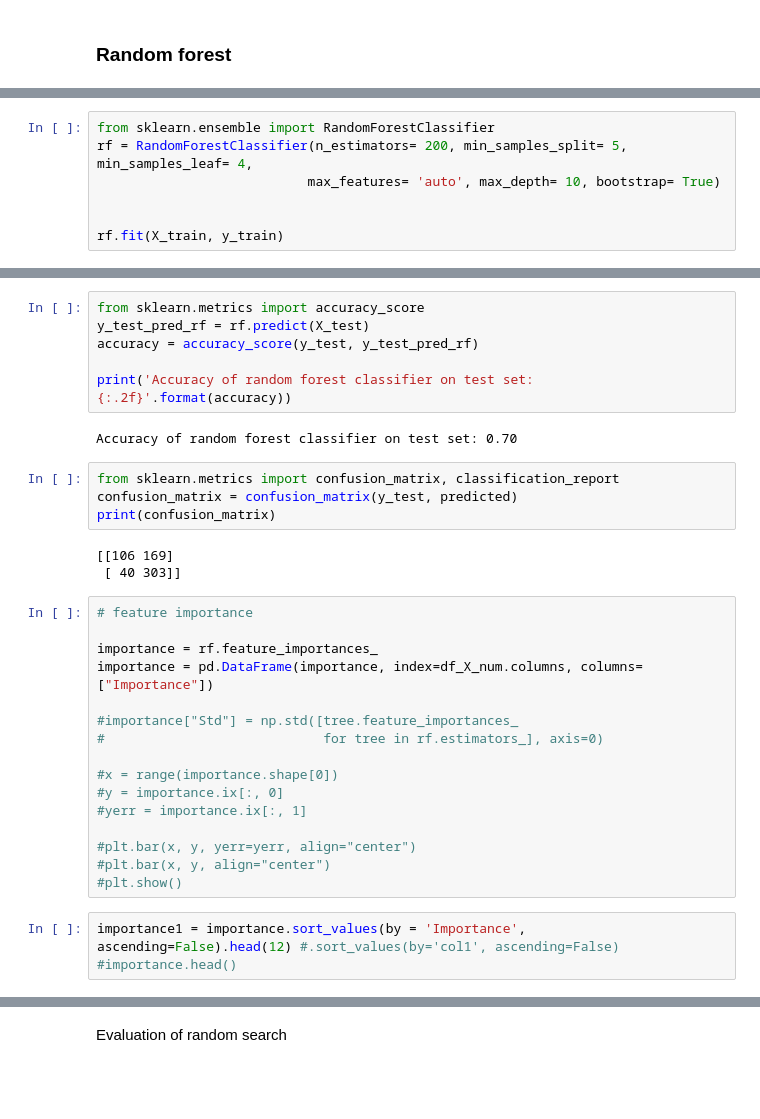
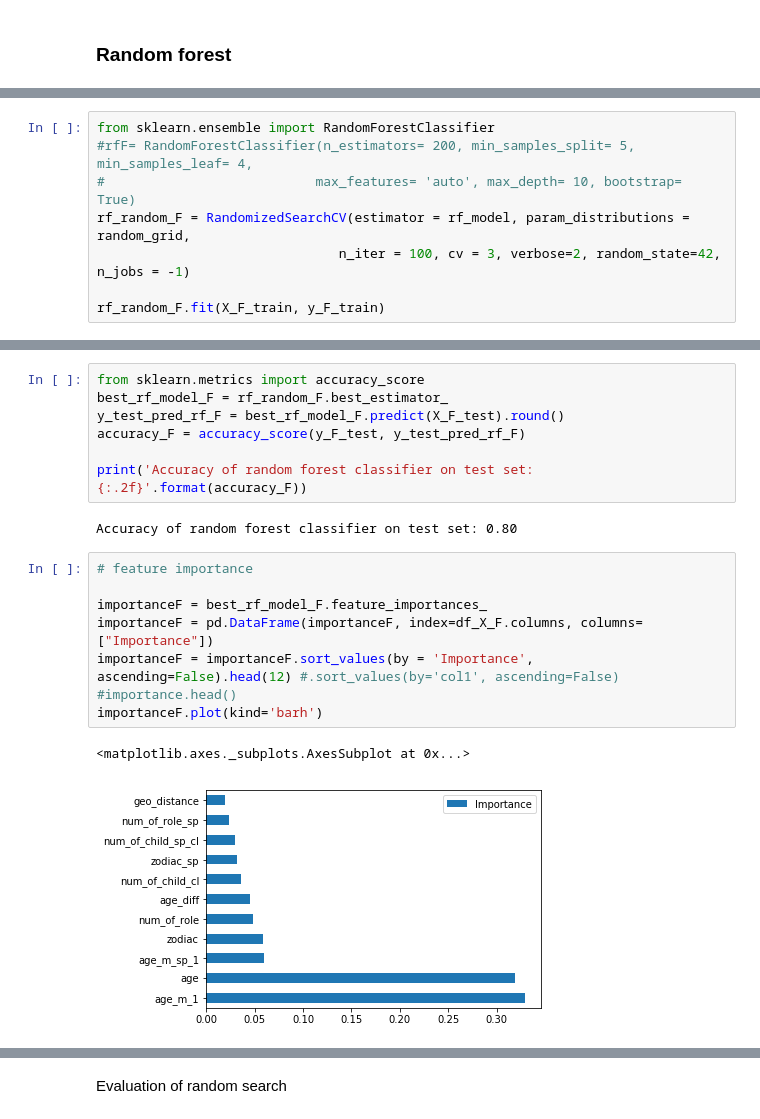
Before and after one commit to cyuancheng/BlogPost_Celebrity_Divorce, a Jupyter notebook: 05_ML.ipynb, the cells around one changed output, grey strips where cells are left out. Cells and saved outputs as stored; diff of their text form; blank space fills up the shorter version.

```diff
--- a/05_ML.ipynb
+++ b/05_ML.ipynb
@@ -242,8 +390,9 @@ Best Model: RandomForestRegressor(bootstrap=True, criterion='mse', max_depth=10,
 # %%
 from sklearn.ensemble import RandomForestClassifier
-rf = RandomForestClassifier(n_estimators= 200, min_samples_split= 5, min_samples_leaf= 4,
-                           max_features= 'auto', max_depth= 10, bootstrap= True)
+#rfF= RandomForestClassifier(n_estimators= 200, min_samples_split= 5, min_samples_leaf= 4,
+#                           max_features= 'auto', max_depth= 10, bootstrap= True)
+rf_random_F = RandomizedSearchCV(estimator = rf_model, param_distributions = random_grid,
+                               n_iter = 100, cv = 3, verbose=2, random_state=42, n_jobs = -1)
 
-
-rf.fit(X_train, y_train)
+rf_random_F.fit(X_F_train, y_F_train)
 # %% [output]
@@ -257,34 +415,20 @@ RandomForestClassifier(bootstrap=True, class_weight=None, criterion='gini',
 # %%
 from sklearn.metrics import accuracy_score
-y_test_pred_rf = rf.predict(X_test)
-accuracy = accuracy_score(y_test, y_test_pred_rf)
+best_rf_model_F = rf_random_F.best_estimator_
+y_test_pred_rf_F = best_rf_model_F.predict(X_F_test).round()
+accuracy_F = accuracy_score(y_F_test, y_test_pred_rf_F)
 
-print('Accuracy of random forest classifier on test set: {:.2f}'.format(accuracy))
+print('Accuracy of random forest classifier on test set: {:.2f}'.format(accuracy_F))
 # %% [output]
-Accuracy of random forest classifier on test set: 0.70
+Accuracy of random forest classifier on test set: 0.80
-# %%
-from sklearn.metrics import confusion_matrix, classification_report
-confusion_matrix = confusion_matrix(y_test, predicted)
-print(confusion_matrix)
-# %% [output]
-[[106 169]
- [ 40 303]]
-# %%
-# feature importance
-
-importance = rf.feature_importances_
-importance = pd.DataFrame(importance, index=df_X_num.columns, columns=["Importance"])
-
-#importance["Std"] = np.std([tree.feature_importances_
-#                            for tree in rf.estimators_], axis=0)
-
-#x = range(importance.shape[0])
-#y = importance.ix[:, 0]
-#yerr = importance.ix[:, 1]
-
-#plt.bar(x, y, yerr=yerr, align="center")
-#plt.bar(x, y, align="center")
-#plt.show()
 # %%
-importance1 = importance.sort_values(by = 'Importance', ascending=False).head(12) #.sort_values(by='col1', ascending=False)
+# feature importance
+
+importanceF = best_rf_model_F.feature_importances_
+importanceF = pd.DataFrame(importanceF, index=df_X_F.columns, columns=["Importance"])
+importanceF = importanceF.sort_values(by = 'Importance', ascending=False).head(12) #.sort_values(by='col1', ascending=False)
 #importance.head()
+importanceF.plot(kind='barh')
+# %% [output]
+<matplotlib.axes._subplots.AxesSubplot at 0x...>
+[figure, added]
```
Also changed, not shown: parts of 35 cells of this notebook, 4 other files.
